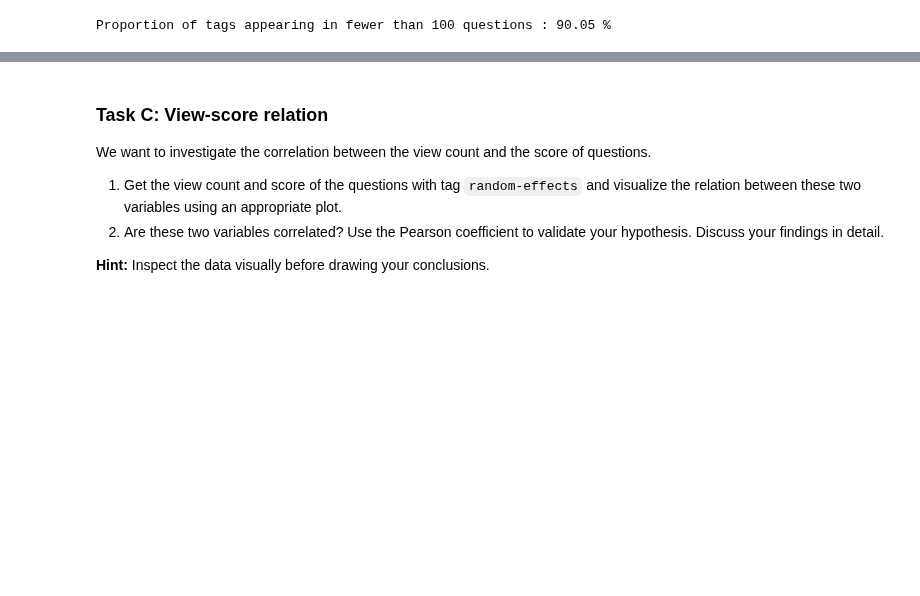
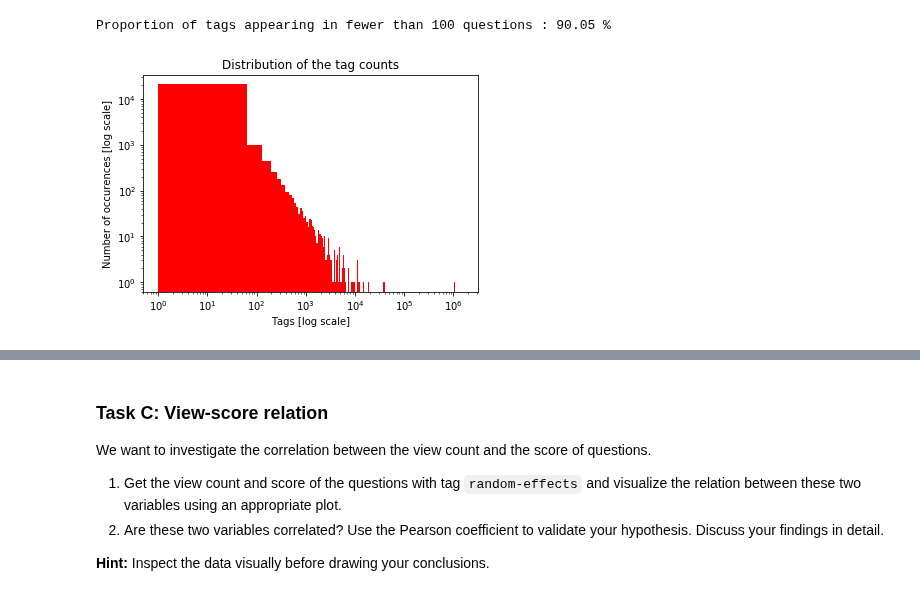
Before and after one commit to vbruttin/ada_homeworks, a Jupyter notebook: Homework3.ipynb, the cells around one changed output, grey strips where cells are left out. Saved outputs shown, nothing was run; the diff lists cells and outputs as text; code cells hidden in the pictures; blank space fills up the shorter version.

```diff
--- a/Homework3.ipynb
+++ b/Homework3.ipynb
@@ -185,8 +175,5 @@ rdd_tags = data_stack_rdd.filter(lambda r: r[5] != None).map(lambda r: (r[5][1:-
 # %%
-rdd_tags2 = rdd_tags.countByKey()
-df_tags = pd.DataFrame.from_dict(rdd_tags2, orient='index')
-df_tags = df_tags.rename(index=str, columns={0: "count"})
-df_tags = df_tags.sort_values('count',ascending=False)
+df_tags = pd.DataFrame.from_dict(rdd_tags.countByKey(), orient='index').rename(index=str, columns={0: "count"}).sort_values('count',ascending=False)
 df_tags.head(5)
 # %% [output]
 |  | count |
@@ -203,2 +191,11 @@ print('Proportion of tags appearing in fewer than 100 questions : {} %'.format(s
 # %% [output]
 Proportion of tags appearing in fewer than 100 questions : 90.05 %
+# %%
+plt.hist(df_tags.values, len(df_tags), log = True, color = 'r');
+plt.xscale('log')
+
+plt.title('Distribution of the tag counts');
+plt.xlabel('Tags [log scale]');
+plt.ylabel('Number of occurences [log scale]');
+# %% [output]
+[figure, added]
```
Also changed, not shown: parts of 4 cells of this notebook.
